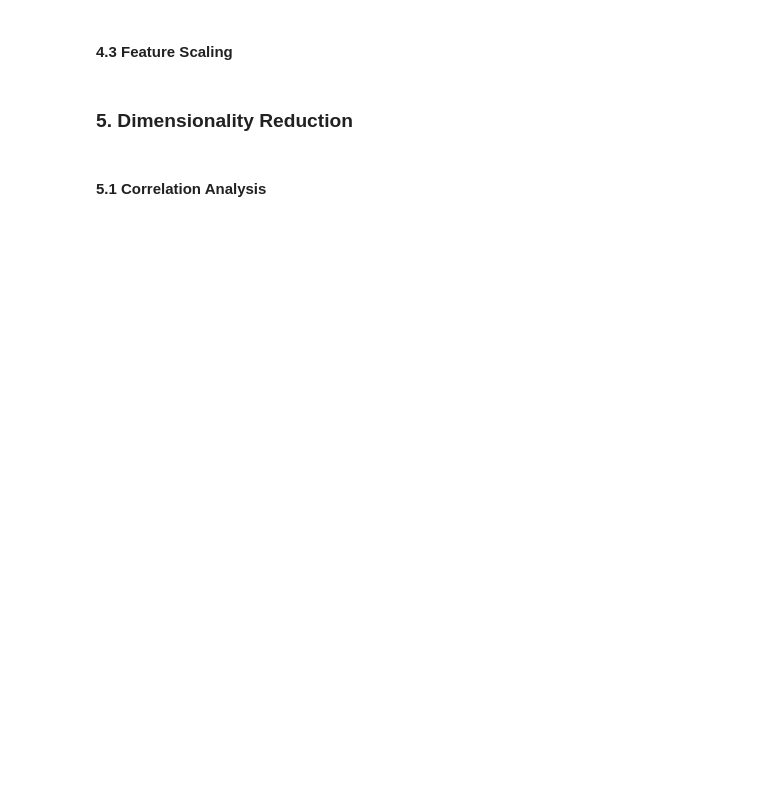
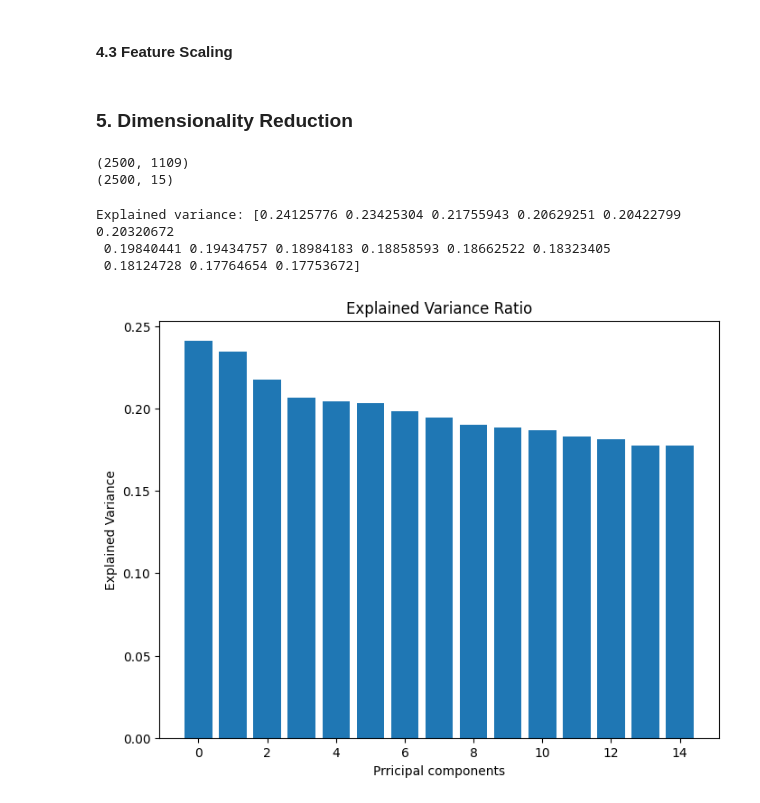
Before and after one commit to WamzMwangi/Unsupervised_Machine_Learning, a Jupyter notebook: Week1_Principal_Component_Analysis/CarSales_Data_PCA.ipynb, the cells around one changed output. Cells and saved outputs as stored; diff of their text form; code cells hidden in the pictures; blank space fills up the shorter version.

Commit message:
Applying PCA

```diff
--- a/Week1_Principal_Component_Analysis/CarSales_Data_PCA.ipynb
+++ b/Week1_Principal_Component_Analysis/CarSales_Data_PCA.ipynb
@@ -215,5 +219,14 @@ scaler=StandardScaler()
 scaled_df=scaler.fit_transform(final_df)
 # %% [markdown]
 ### 5. Dimensionality Reduction
-# %% [markdown]
-#### 5.1 Correlation Analysis
+# %%
+#apply pca
+from sklearn.decomposition import PCA
+pca=PCA(n_components=15)
+pca.fit(scaled_df)
+X_pca=pca.transform(scaled_df)
+print(scaled_df.shape)
+print(X_pca.shape)
+# %% [output]
+(2500, 1109)
+(2500, 15)
@@ -219,0 +240,18 @@ scaled_df=scaler.fit_transform(final_df)
+# %%
+#Explained variance
+explained_variance = pca.explained_variance_ratio_*100
+print('Explained variance:', explained_variance)
+# %% [output]
+Explained variance: [0.24125776 0.23425304 0.21755943 0.20629251 0.20422799 0.20320672
+ 0.19840441 0.19434757 0.18984183 0.18858593 0.18662522 0.18323405
+ 0.18124728 0.17764654 0.17753672]
+# %%
+# Plot the explained Variance
+plt.figure(figsize=(8,6))
+plt.bar(range(len(explained_variance)), explained_variance)
+plt.xlabel("Prricipal components")
+plt.ylabel("Explained Variance")
+plt.title("Explained Variance Ratio")
+plt.show()
+# %% [output]
+[figure, added]
```
Also changed, not shown: parts of 4 cells of this notebook.
